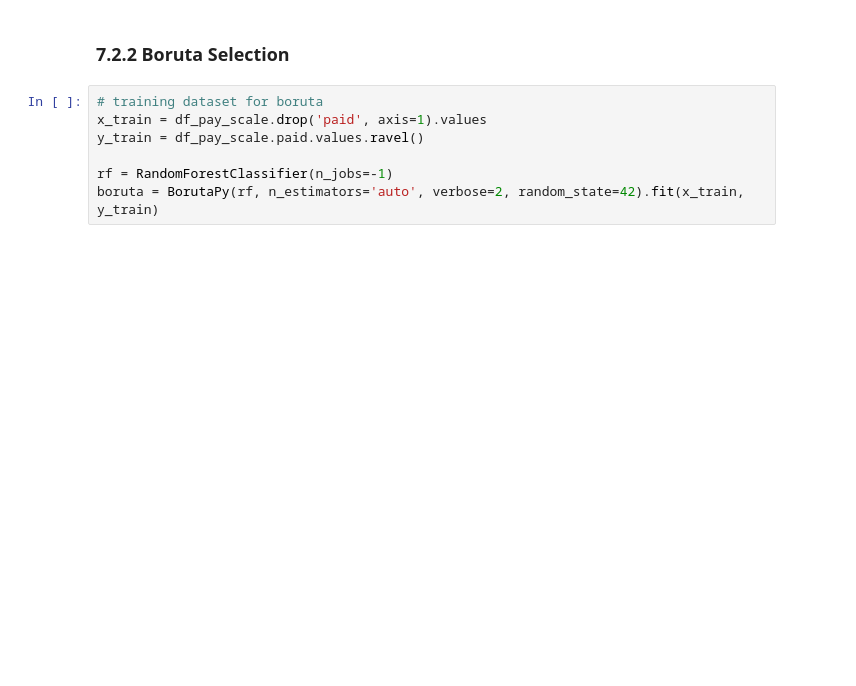
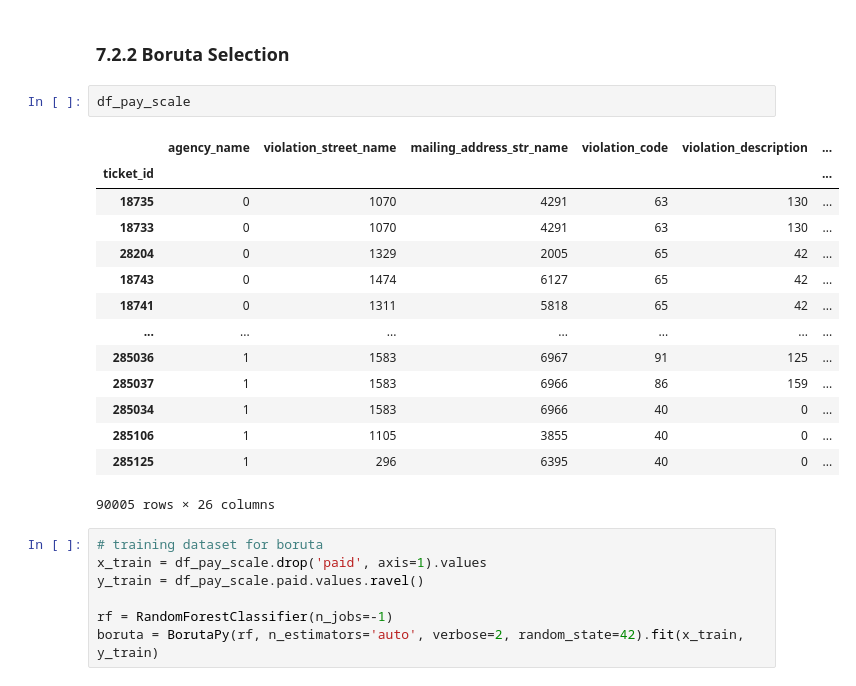
Before and after one commit to henriqueumeda/Property-Maintenance-Blight-Ticket-Fines, a Jupyter notebook: Property Maintenance Blight Ticket Fines.ipynb, the cells around one changed output. Cells and saved outputs as stored; diff of their text form; blank space fills up the shorter version.

```diff
--- a/Property Maintenance Blight Ticket Fines.ipynb
+++ b/Property Maintenance Blight Ticket Fines.ipynb
@@ -2112,6 +2111,23 @@ manual_features = ['owed_amount', 'discount_amount', 'disposition', 'violation_s
                    'ticket_issued_year','hearing_year']
 # %% [markdown]
 ### 7.2.2 Boruta Selection
+# %%
+df_pay_scale
+# %% [output]
+|  | agency_name | violation_street_name | mailing_address_str_name | violation_code | violation_description | ... |
+| ticket_id |  |  |  |  |  | ... |
+| 18735 | 0 | 1070 | 4291 | 63 | 130 | ... |
+| 18733 | 0 | 1070 | 4291 | 63 | 130 | ... |
+| 28204 | 0 | 1329 | 2005 | 65 | 42 | ... |
+| 18743 | 0 | 1474 | 6127 | 65 | 42 | ... |
+| 18741 | 0 | 1311 | 5818 | 65 | 42 | ... |
+| ... | ... | ... | ... | ... | ... | ... |
+| 285036 | 1 | 1583 | 6967 | 91 | 125 | ... |
+| 285037 | 1 | 1583 | 6966 | 86 | 159 | ... |
+| 285034 | 1 | 1583 | 6966 | 40 | 0 | ... |
+| 285106 | 1 | 1105 | 3855 | 40 | 0 | ... |
+| 285125 | 1 | 296 | 6395 | 40 | 0 | ... |
+90005 rows × 26 columns
 # %%
 # training dataset for boruta
 x_train = df_pay_scale.drop('paid', axis=1).values
```
Also changed, not shown: parts of 11 cells of this notebook.
